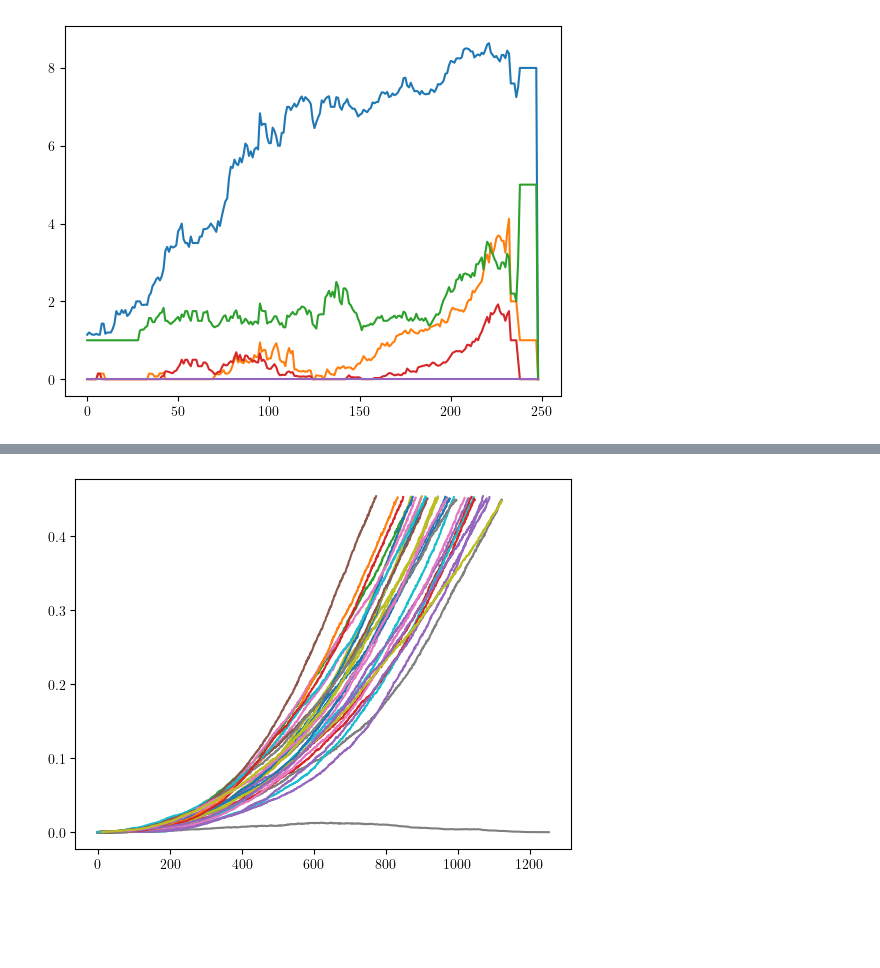
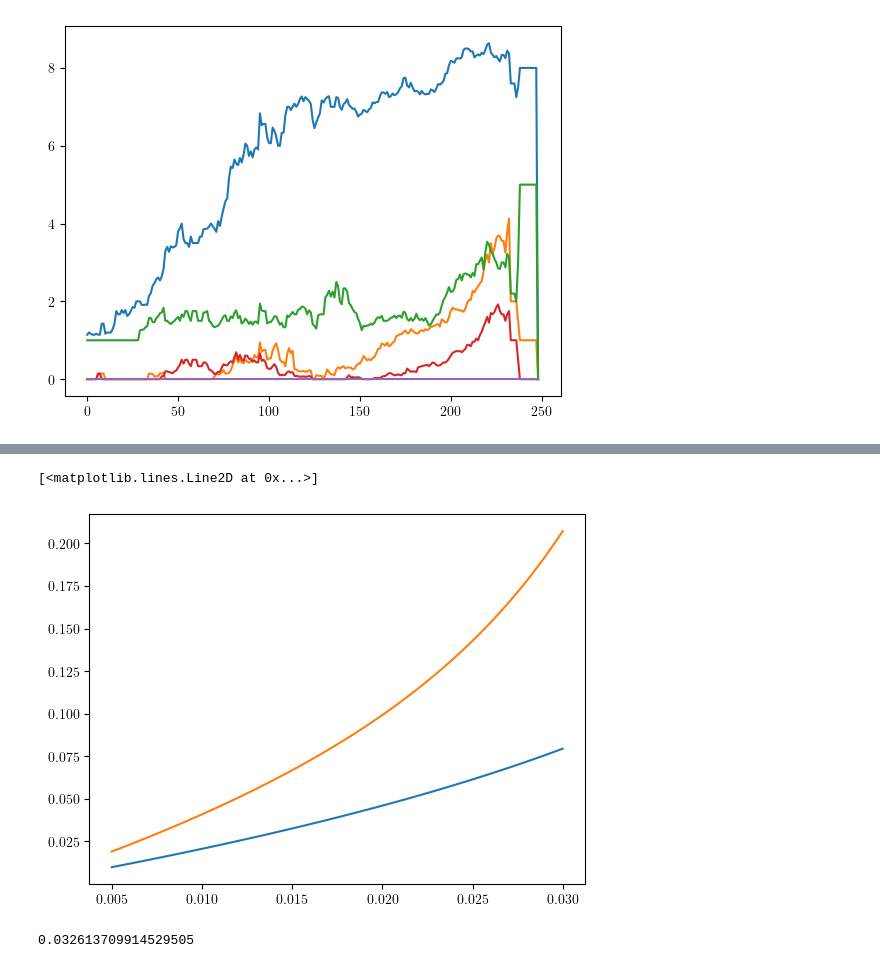
Before and after one commit to francescozambelli/CancerEvo, a Jupyter notebook: notebooks/analysis.ipynb, the cells around one changed output, grey strips where cells are left out. Saved outputs shown, nothing was run; the diff lists cells and outputs as text; code cells hidden in the pictures; blank space fills up the shorter version.

```diff
--- a/notebooks/analysis.ipynb
+++ b/notebooks/analysis.ipynb
@@ -267 +266,8 @@ plt.scatter(stabl['rmax_norm'], pdeath(stabl['stable_dmu']*10))
+# %%
+xmu = np.linspace(0.005, 0.03)
+plt.plot(xmu, th_b(xmu))
+plt.plot(xmu, th_b(xmu,lb=1))
+# %% [output]
+[<matplotlib.lines.Line2D at 0x...>]
+[figure, added]
 # %%
@@ -269,5 +275,4 @@ ens = load_ensemble("ensemble_results")
-# %%
-for i in range(100):
-    plt.plot(ens[1][i]["tumor_density"])
-# %% [output]
-[figure, removed]
+# %%
+compute_asymptotic_limit(10,10,0.015)['asymp_mu_analytical']
+# %% [output]
+0.032613709914529505
```
Also changed, not shown: parts of 6 cells of this notebook, 24 other files.
